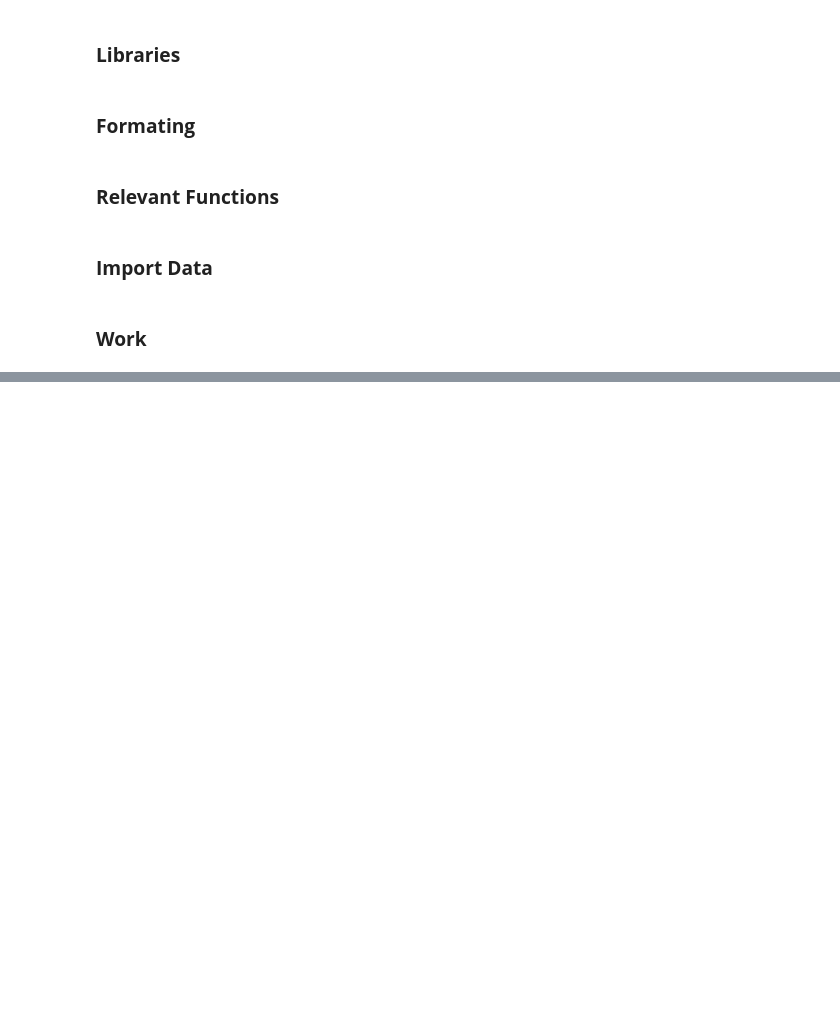
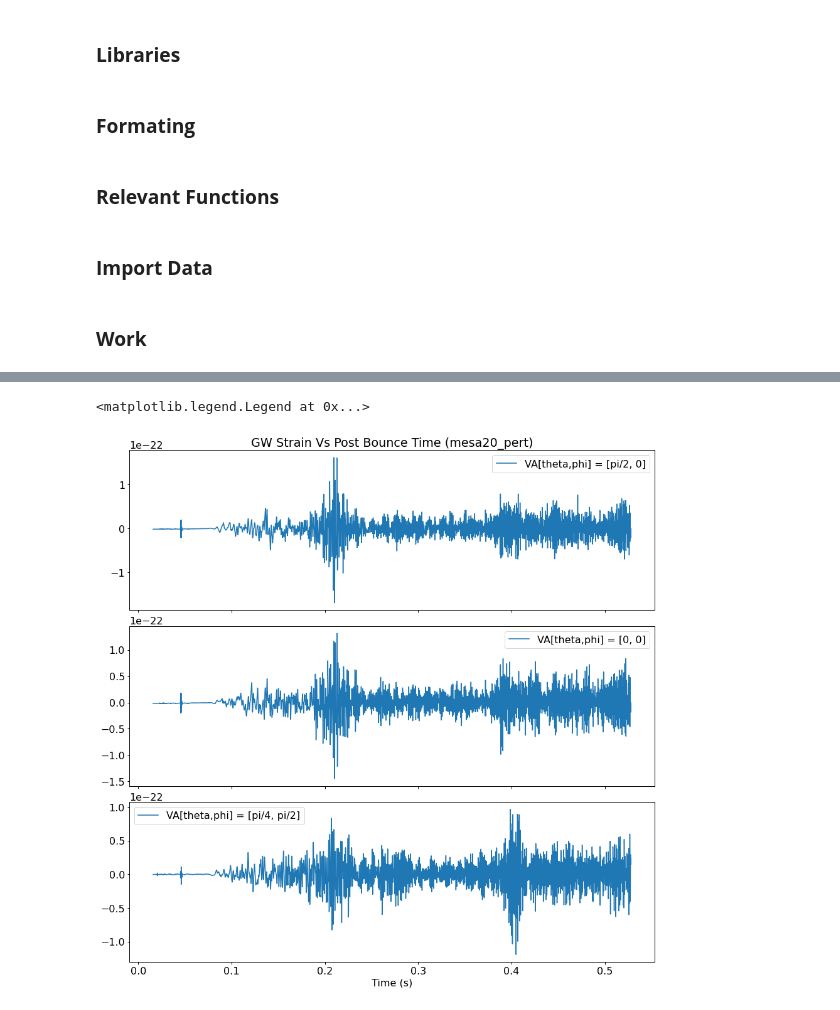
Before and after one commit to StevenVC/PajkosSummerResearch, a Jupyter notebook: programs/3D_GW_Work.ipynb, the cells around one changed output, grey strips where cells are left out. Cells and saved outputs as stored; diff of their text form; code cells hidden in the pictures; blank space fills up the shorter version.

```diff
--- a/programs/3D_GW_Work.ipynb
+++ b/programs/3D_GW_Work.ipynb
@@ -119,0 +252,10 @@ timeData_s40, QzzData_s40 = dataLoad(path, fname_s40, colNumsSseries) #Load in d
+# %%
+path = r'C:\Users\crazy\PajkosResearch'
+
+fname_mensa20 = 'mesa20_pert.dat'
+
+viewAngles = np.array([[np.pi/2,0],[0,0],[np.pi/4,np.pi/4]]) #[[theta,phi]]
+
+timeData_Mensa, h_Ang1 = get3Dsum(path, fname_mensa20, viewAngles[0][0], viewAngles[0][1])
+timeData_Mensa, h_Ang2 = get3Dsum(path, fname_mensa20, viewAngles[1][0], viewAngles[1][1])
+timeData_Mensa, h_Ang3 = get3Dsum(path, fname_mensa20, viewAngles[2][0], viewAngles[2][1])
@@ -419,0 +289,18 @@ Text(0.5, 0, 'Z-Axis')
+# %%
+fig, ax1 = plt.subplots(3, sharex=True)
+fig.set_size_inches(15,15)
+fig.subplots_adjust(hspace=0.10)
+
+ax1[0].plot(timeData_Mensa, h_Ang1, label = 'VA[theta,phi] = [pi/2, 0]') #[theta,phi] = [pi/2, 0]
+ax1[1].plot(timeData_Mensa, h_Ang2, label = 'VA[theta,phi] = [0, 0]') #[theta,phi] = [0, 0]
+ax1[2].plot(timeData_Mensa, h_Ang3, label = 'VA[theta,phi] = [pi/4, pi/2]') #[theta,phi] = [pi/4, pi/2]
+
+ax1[2].set_xlabel('Time (s)')
+ax1[0].set_title('GW Strain Vs Post Bounce Time (mesa20_pert)')
+
+ax1[0].legend()
+ax1[1].legend()
+ax1[2].legend()
+# %% [output]
+<matplotlib.legend.Legend at 0x...>
+[figure, added]
```
Also changed, not shown: parts of 16 cells of this notebook.
